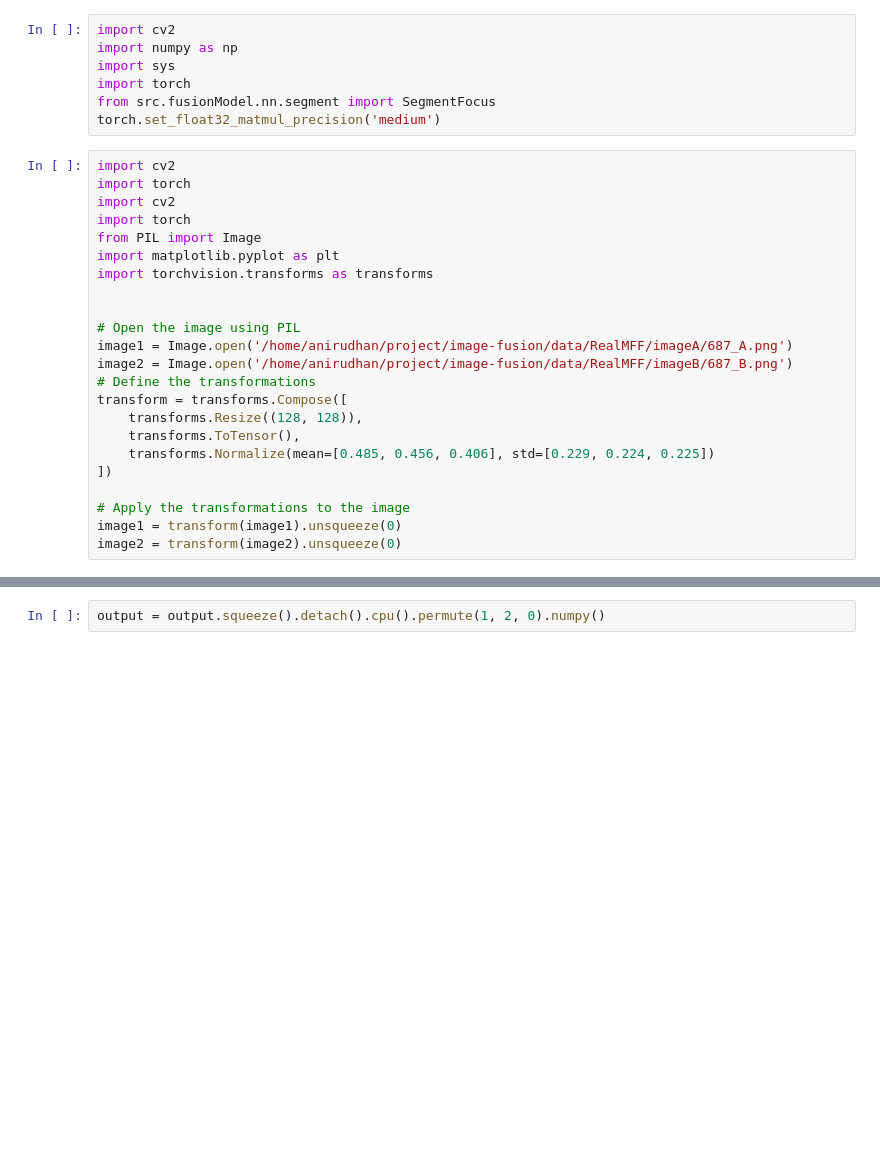
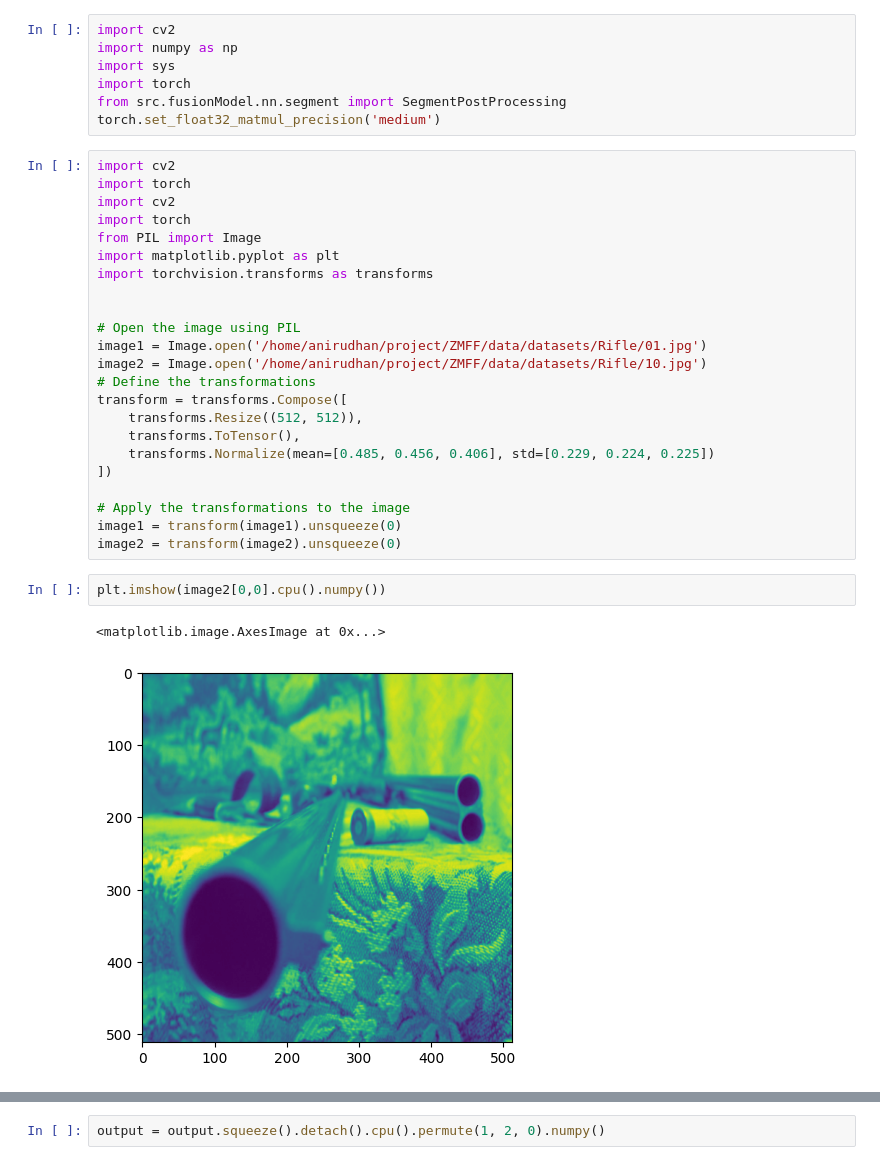
Before and after one commit to ANIRUDHAN101/imageFusion.github.io, a Jupyter notebook: model_inspection.ipynb, the cells around one changed output, grey strips where cells are left out. Drawn from its saved outputs; the diff is of its cells as text; blank space fills up the shorter version.

```diff
--- a/model_inspection.ipynb
+++ b/model_inspection.ipynb
@@ -3,7 +3,7 @@ import cv2
 import numpy as np
 import sys
 import torch
-from src.fusionModel.nn.segment import SegmentFocus
+from src.fusionModel.nn.segment import SegmentPostProcessing
 torch.set_float32_matmul_precision('medium')
 # %%
 import cv2
@@ -16,11 +16,11 @@ import torchvision.transforms as transforms
 
 
 # Open the image using PIL
-image1 = Image.open('/home/anirudhan/project/image-fusion/data/RealMFF/imageA/687_A.png')
-image2 = Image.open('/home/anirudhan/project/image-fusion/data/RealMFF/imageB/687_B.png')
+image1 = Image.open('/home/anirudhan/project/ZMFF/data/datasets/Rifle/01.jpg')
+image2 = Image.open('/home/anirudhan/project/ZMFF/data/datasets/Rifle/10.jpg')
 # Define the transformations
 transform = transforms.Compose([
-    transforms.Resize((128, 128)),
+    transforms.Resize((512, 512)),
     transforms.ToTensor(),
     transforms.Normalize(mean=[0.485, 0.456, 0.406], std=[0.229, 0.224, 0.225])
 ])
@@ -28,5 +28,10 @@ transform = transforms.Compose([
 # Apply the transformations to the image
 image1 = transform(image1).unsqueeze(0)
 image2 = transform(image2).unsqueeze(0)
+# %%
+plt.imshow(image2[0,0].cpu().numpy())
+# %% [output]
+<matplotlib.image.AxesImage at 0x...>
+[figure, added]
 # %%
 device = torch.device('cuda' if torch.cuda.is_available() else 'cpu')
```
Also changed, not shown: parts of 3 cells of this notebook, 2 other files.
